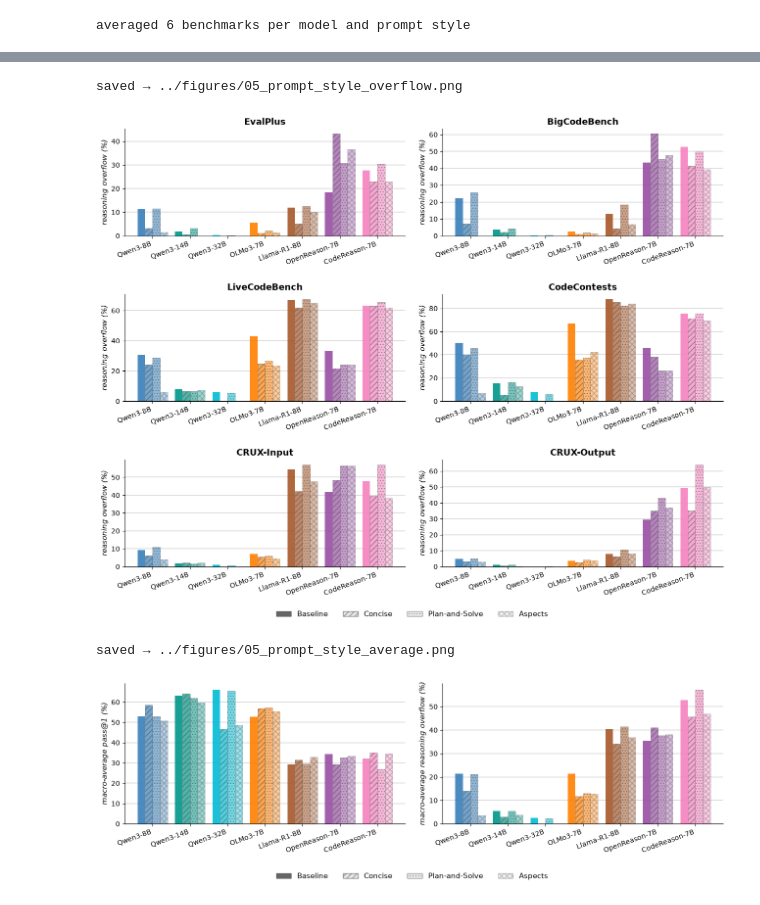
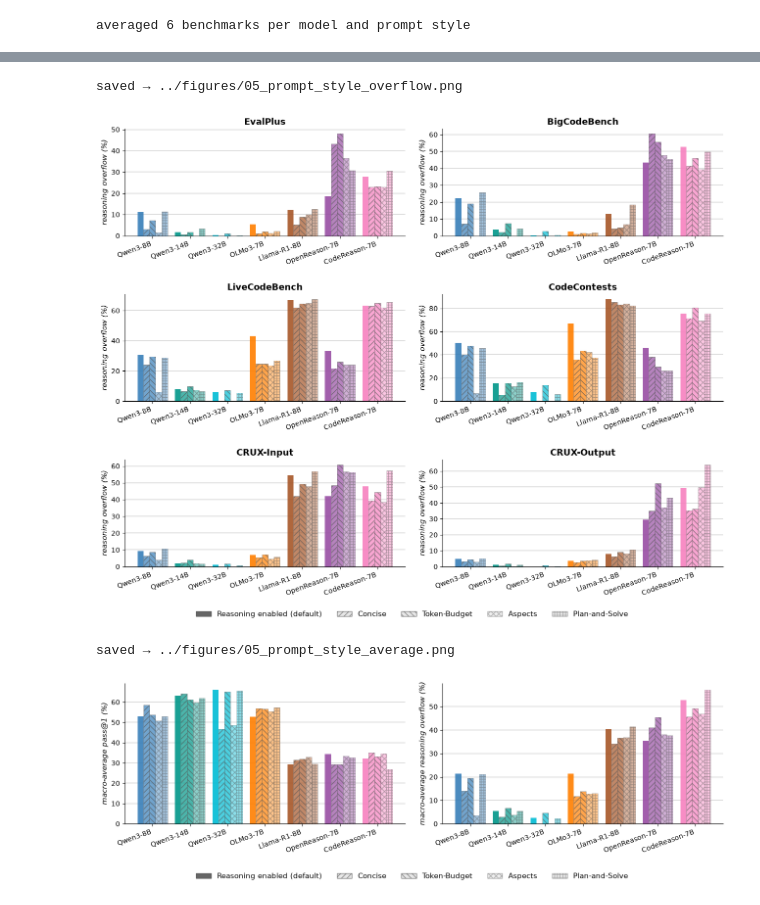
Before and after one commit to itsluketwist/think-overflow, a Jupyter notebook: notebooks/05_prompt_style.ipynb, the cells around one changed output, grey strips where cells are left out. Drawn from its saved outputs; the diff is of its cells as text; code cells hidden in the pictures.

Commit message:
Update figures and analysis.

```diff
--- a/notebooks/05_prompt_style.ipynb
+++ b/notebooks/05_prompt_style.ipynb
@@ -63,12 +63,14 @@ DATASETS: dict[str, str] = {
 }
 
 # prompt suffix keys (see _PROMPT_SUFFIXES in src/run_inference.py) → display label.
-# the dict order sets the left-to-right bar order within each model group
+# the dict order sets the left-to-right bar order within each model group.
+# the baseline label matches the "reasoning enabled" wording in notebooks 03 and 06
 PROMPT_STYLES: dict[str, str] = {
-    "none": "Baseline",
+    "none": "Reasoning enabled (default)",
     "concise": "Concise",
+    "budget": "Token-Budget",
+    "aspects": "Aspects",
     "plansolve": "Plan-and-Solve",
-    "aspects": "Aspects",
 }
 
 # baseline style key — every other style is compared against this one
@@ -166,13 +168,16 @@ print("averaged", len(DATASETS), "benchmarks per model and prompt style")
 # %% [output]
 averaged 6 benchmarks per model and prompt style
 # %%
-# visual encoding per prompt style: the baseline is a solid bar, each other style is
-# lighter with its own hatch so the four bars in a model group stay distinguishable
+# visual encoding per prompt style: the baseline is a solid bar, the others form two
+# families — length-directive prompts (concise/budget: mirrored diagonal hatches) and
+# reasoning-restructure prompts (aspects/plansolve: rotated cross hatches) — with a
+# shared alpha per family and hatch orientation separating the pair members
 _STYLE_FILL: dict[str, dict] = {
     "none": {"alpha": 0.90, "hatch": None},
     "concise": {"alpha": 0.70, "hatch": "///"},
-    "plansolve": {"alpha": 0.55, "hatch": "..."},
-    "aspects": {"alpha": 0.40, "hatch": "xxx"},
+    "budget": {"alpha": 0.70, "hatch": "\\\\\\"},
+    "aspects": {"alpha": 0.45, "hatch": "xxx"},
+    "plansolve": {"alpha": 0.45, "hatch": "+++"},
 }
 
 # dark grey used for hatch lines and the neutral legend swatches
@@ -372,7 +377,7 @@ plot_style_bars(
 )
 # %% [output]
 saved → ../figures/05_prompt_style_overflow.png
-[figure, old version]
+[figure, new version]
 # %%
 def plot_average_bars(
     averages: dict[str, dict[str, dict[str, float | None]]],
@@ -381,7 +386,7 @@ def plot_average_bars(
     """Plot the macro-averaged pass@1 and overflow rate side by side.
 
     One panel per metric, each the same size as a subplot in the per-benchmark figures,
-    so every model contributes eight points in total: four prompt styles × two metrics.
+    so every model contributes ten points in total: five prompt styles × two metrics.
     No confidence intervals are drawn — the per-run intervals do not carry over to a
     mean across benchmarks.
     Saves the figure as a PNG at save_path.
@@ -407,34 +412,34 @@ def plot_average_bars(
 
     for ax, (metric, title, ylabel) in zip(axes.flatten(), panels):
 
         def get_bar(
             series_key: str,
             style_key: str,
             metric: str = metric,
         ) -> tuple[float | None, list[float] | None]:
             return averages[series_key][style_key][metric], None
 
         _draw_style_bars(ax=ax, get_bar=get_bar, title=None, ylabel=ylabel)
 
     # the legend needs more headroom here because the figure is only one row tall
     _add_style_legend(fig, y=0)
 
     fig.tight_layout(rect=[0, 0.12, 1, 1], w_pad=2)
     fig.savefig(save_path, dpi=150, bbox_inches="tight")
     print(f"saved → {save_path}")
     plt.show()
 
 
 # --- both metrics, macro-averaged over all benchmarks ---
 # left panel = macro-average pass@1, right panel = macro-average reasoning overflow
 
 plot_average_bars(
     averages=avg_data,
     save_path=FIGURES_DIR / "05_prompt_style_average.png",
 )
 # %% [output]
 saved → ../figures/05_prompt_style_average.png
-[figure, old version]
+[figure, new version]
 # %%
 # --- summary table: macro average over benchmarks, with the change vs. baseline ---
 
```
Also changed, not shown: parts of 4 cells of this notebook, 18 other files.
